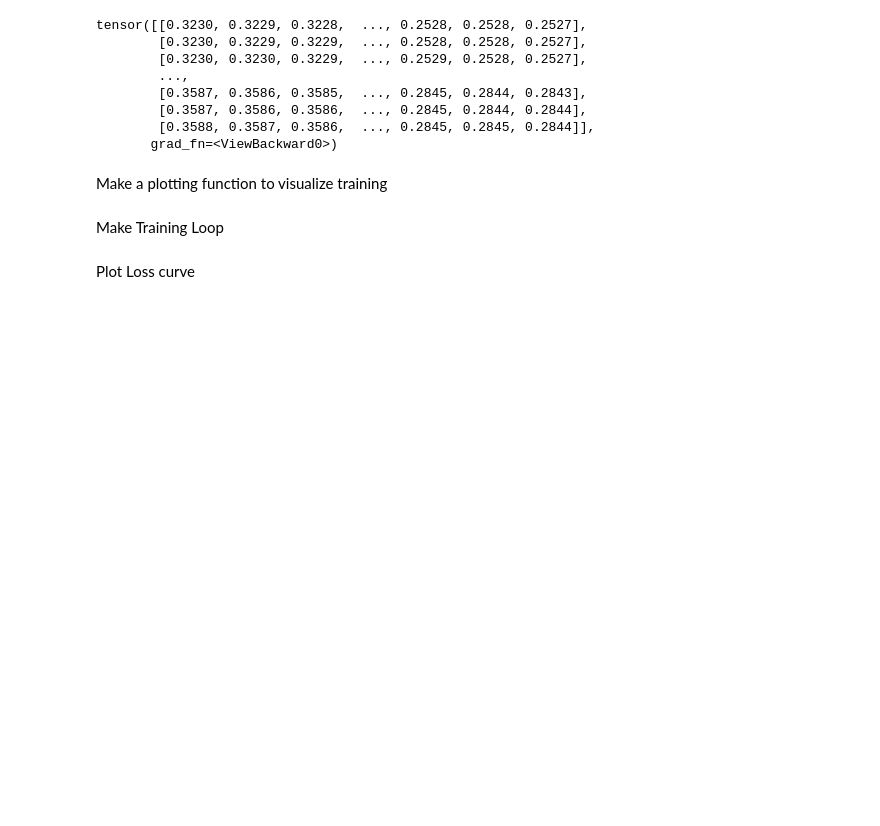
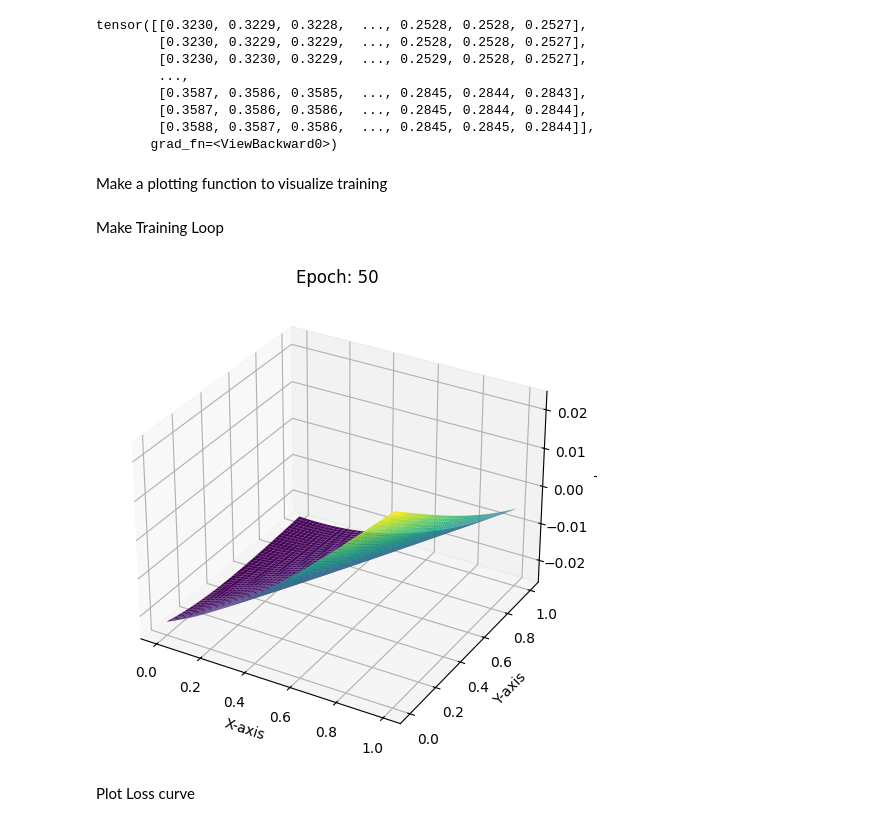
Before and after one commit to DeependraChaddha/Heat_Equation_Solver, a Jupyter notebook: Heat_Equation_Solver.ipynb, the cells around one changed output. Cells and saved outputs as stored; diff of their text form; code cells hidden in the pictures; blank space fills up the shorter version.

```diff
--- a/Heat_Equation_Solver.ipynb
+++ b/Heat_Equation_Solver.ipynb
@@ -254,7 +254,7 @@ Make Training Loop
 fig = plt.figure(figsize=(8, 6))
 ax = fig.add_subplot(111, projection='3d')
 
-epochs=10
+epochs=50
 frames=[]
 loss_values=[]
 
@@ -274,33 +274,35 @@ for epoch in range(epochs):
   loss=total_loss(model=model,x=X,y=Y, nx=nx,ny=ny, boundary_loss_weight=100.0)
   loss_values.append(loss.item())
 
   #Set Optimizer Zero Grad
   sgd_optimizer.zero_grad()
 
   #Backward pass
   loss.backward()
 
   #Optimizer Step
   adam_optimizer.step()
 
   # Convert tensors to NumPy for plotting
   X_np, Y_np, Z_np = X.detach().cpu().numpy().copy(), Y.detach().cpu().numpy().copy(), prediction.detach().cpu().numpy().copy() #copy is used so that the stored values done get updated in each epoch
 
   #Store plot frame
   def plot_frame():
     ax.clear()
     ax.plot_surface(X_np, Y_np, Z_np, cmap='viridis')
     ax.set_xlabel("X-axis")
     ax.set_ylabel("Y-axis")
     ax.set_zlabel("T")
     ax.set_title(f"Epoch: {epoch+1}")
   frames.append((X_np, Y_np, Z_np, epoch))
 
 
 ani=plot_solution(frames)
 
 # **Optional: Save animation as a GIF**
 ani.save("training_animation.gif", writer="pillow", fps=2)  # Saves at 2 FPS
+# %% [output]
+[figure, added]
 # %% [markdown]
 Plot Loss curve
 # %%
```
Also changed, not shown: parts of 2 cells of this notebook.
